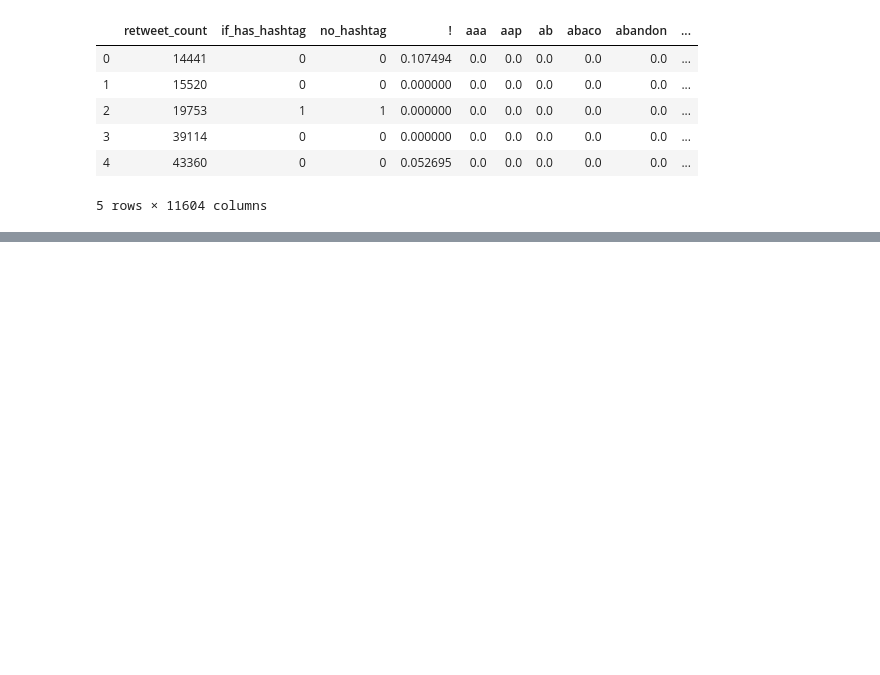
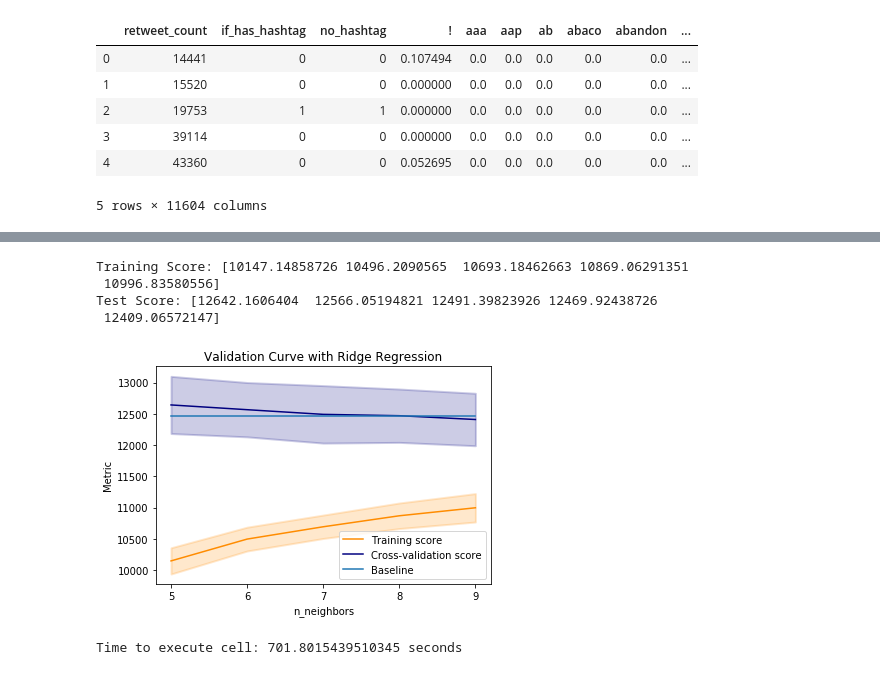
Before and after one commit to JakobLangenbahn/predict_realdonaldtrump_retweets, a Jupyter notebook: main.ipynb, the cells around one changed output, grey strips where cells are left out. Saved outputs shown, nothing was run; the diff lists cells and outputs as text; code cells hidden in the pictures; blank space fills up the shorter version.

```diff
--- a/main.ipynb
+++ b/main.ipynb
@@ -457,0 +529,19 @@ validation_curve_function(estimator, X_train, y_train, parameter, param_range, c
+# %%
+start = time.time()
+
+estimator = KNeighborsRegressor()
+param_range = np.arange(5, 10)
+scoring = make_scorer(root_mean_squared)
+parameter = "n_neighbors"
+cv = 3
+validation_curve_function(estimator, X_train, y_train, parameter, param_range, cv, baseline_score, scoring, log_scale = False)
+
+end = time.time()
+print("Time to execute cell: {} seconds".format(end - start))
+# %% [output]
+Training Score: [10147.14858726 10496.2090565  10693.18462663 10869.06291351
+ 10996.83580556]
+Test Score: [12642.1606404  12566.05194821 12491.39823926 12469.92438726
+ 12409.06572147]
+[figure, added]
+Time to execute cell: 701.8015439510345 seconds
```
Also changed, not shown: parts of 17 cells of this notebook.
